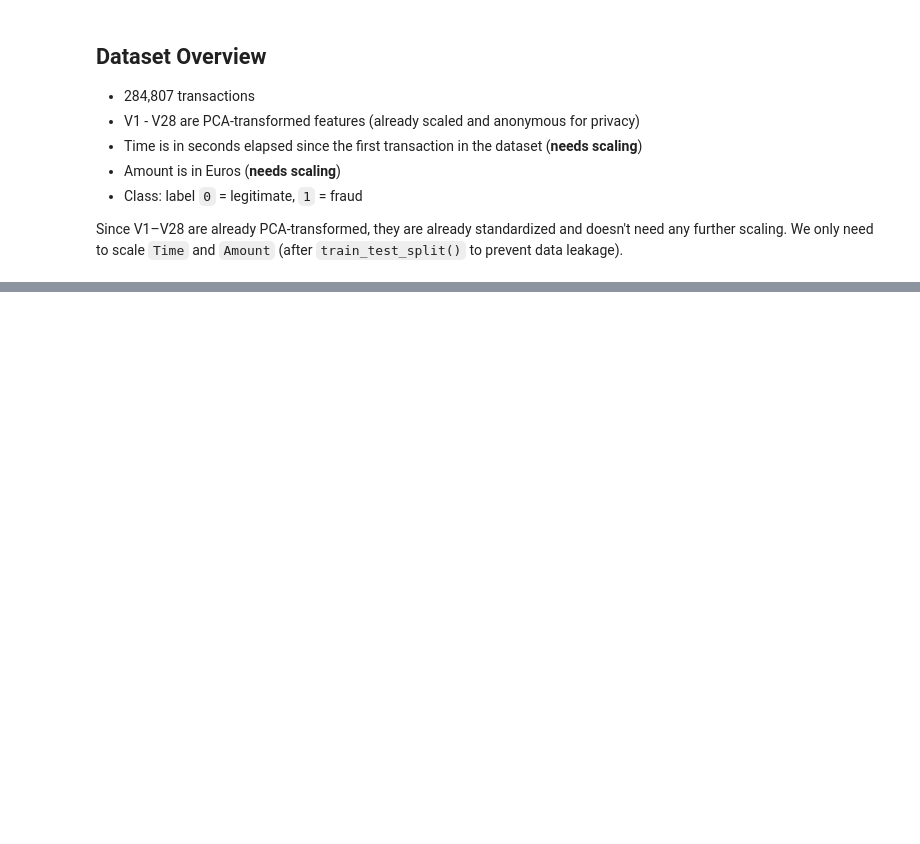
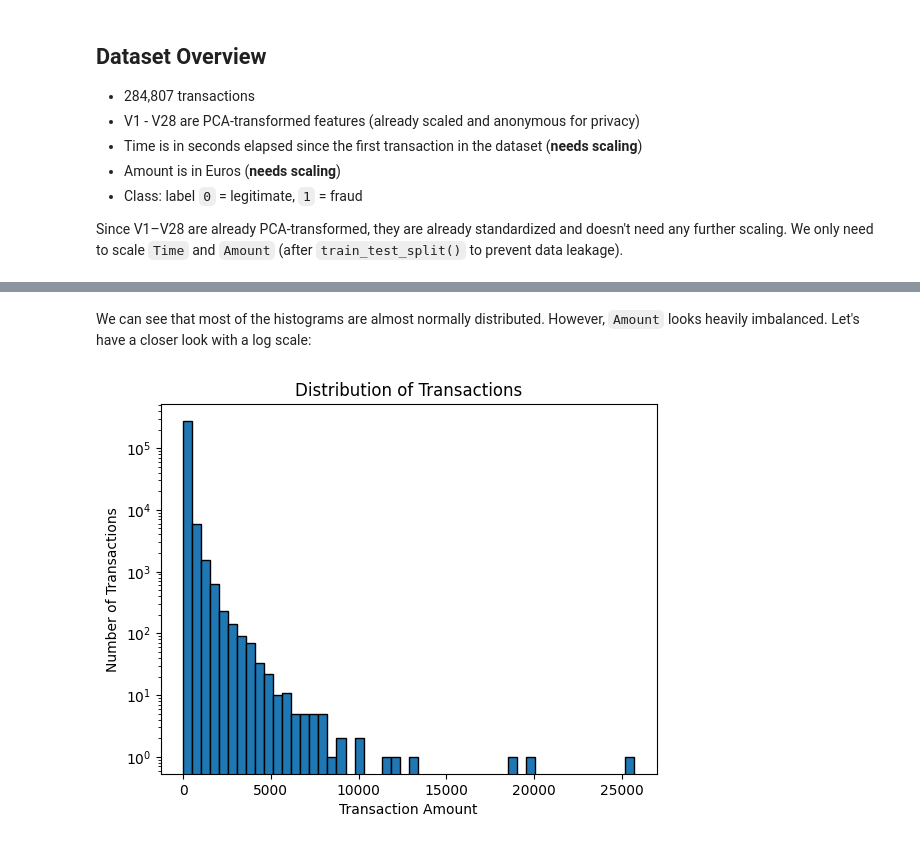
Before and after one commit to ShawarmaOnGit/ML-Assessment, a Jupyter notebook: credit_card_fraud_detection.ipynb, the cells around one changed output, grey strips where cells are left out. Cells and saved outputs as stored; diff of their text form; code cells hidden in the pictures; blank space fills up the shorter version.

```diff
--- a/credit_card_fraud_detection.ipynb
+++ b/credit_card_fraud_detection.ipynb
@@ -63,0 +119,12 @@ Since V1–V28 are already PCA-transformed, they are already standardized and do
+# %% [markdown]
+We can see that most of the histograms are almost normally distributed. However, `Amount` looks heavily imbalanced. Let's have a closer look with a log scale:
+# %%
+plt.hist(df['Amount'], bins=50, edgecolor='black')
+plt.yscale("log")
+plt.title("Distribution of Transactions")
+plt.xlabel("Transaction Amount")
+plt.ylabel("Number of Transactions")
+plt.savefig('plots/amount_distribution_log_scale.png', dpi=200)
+plt.show()
+# %% [output]
+[figure, added]
```
Also changed, not shown: parts of 19 cells of this notebook.
